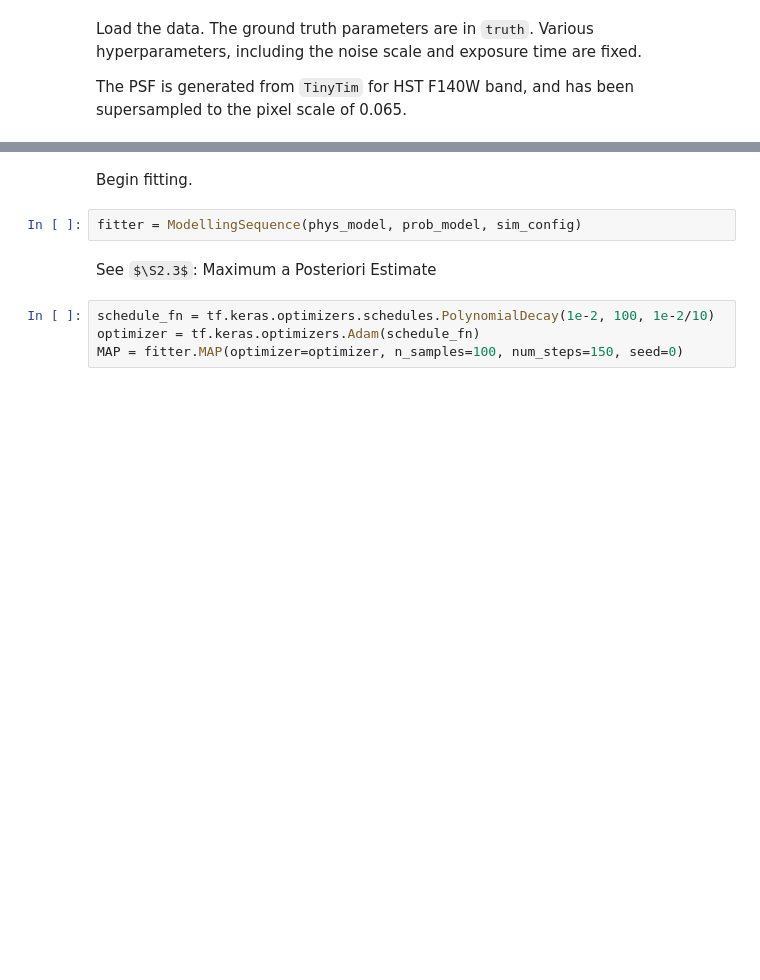
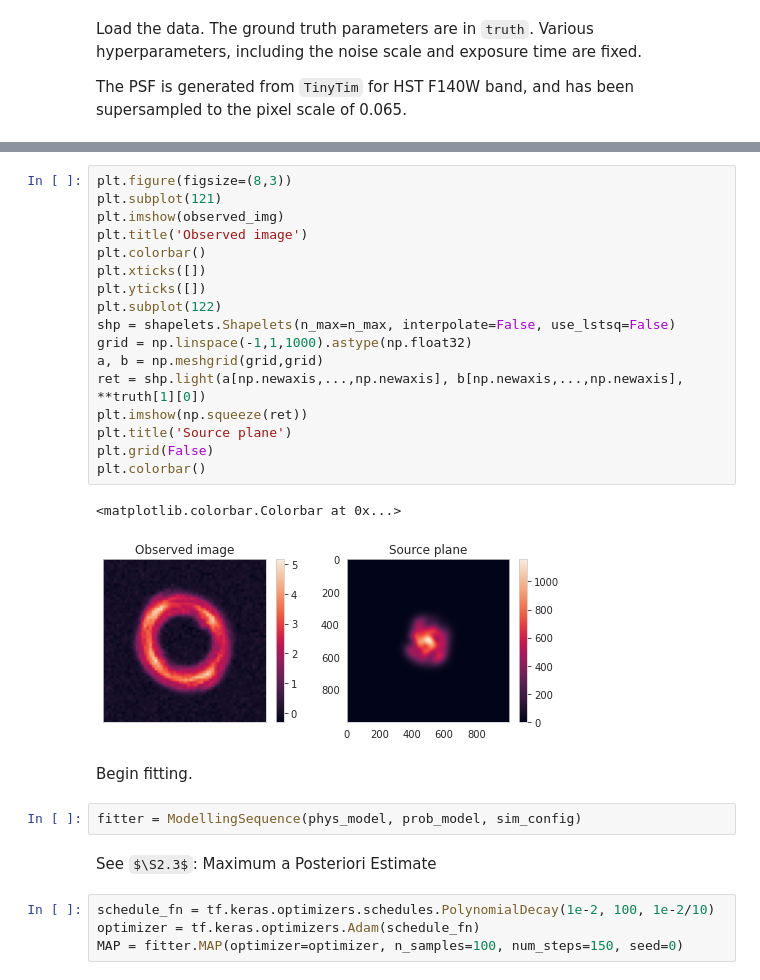
Before and after one commit to giga-lens/gigalens, a Jupyter notebook: shapelets-demo.ipynb, the cells around one changed output, grey strips where cells are left out. Saved outputs shown, nothing was run; the diff lists cells and outputs as text; some formulas as TeX source; blank space fills up the shorter version.

```diff
--- a/shapelets-demo.ipynb
+++ b/shapelets-demo.ipynb
@@ -91,3 +99,23 @@ plt.colorbar()
+# %%
+plt.figure(figsize=(8,3))
+plt.subplot(121)
+plt.imshow(observed_img)
+plt.title('Observed image')
+plt.colorbar()
+plt.xticks([])
+plt.yticks([])
+plt.subplot(122)
+shp = shapelets.Shapelets(n_max=n_max, interpolate=False, use_lstsq=False)
+grid = np.linspace(-1,1,1000).astype(np.float32)
+a, b = np.meshgrid(grid,grid)
+ret = shp.light(a[np.newaxis,...,np.newaxis], b[np.newaxis,...,np.newaxis], **truth[1][0])
+plt.imshow(np.squeeze(ret))
+plt.title('Source plane')
+plt.grid(False)
+plt.colorbar()
+# %% [output]
+<matplotlib.colorbar.Colorbar at 0x...>
+[figure, added]
 # %% [markdown]
 Begin fitting.
 # %%
```
Also changed, not shown: parts of 9 cells of this notebook, 3 other files.
